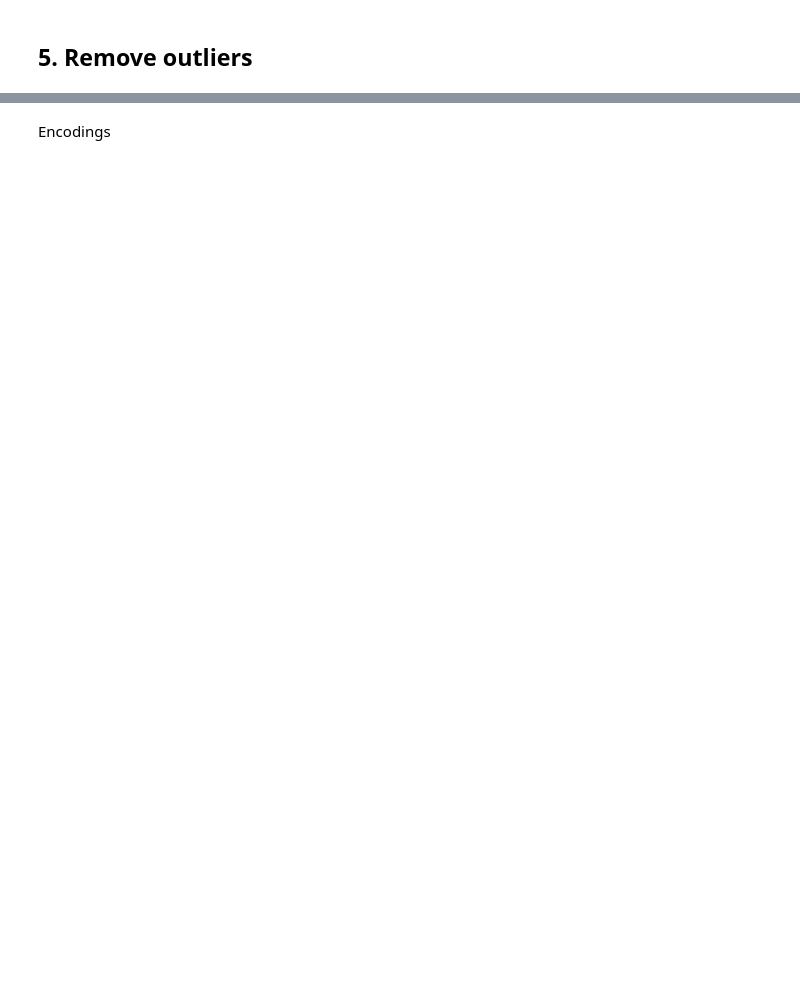
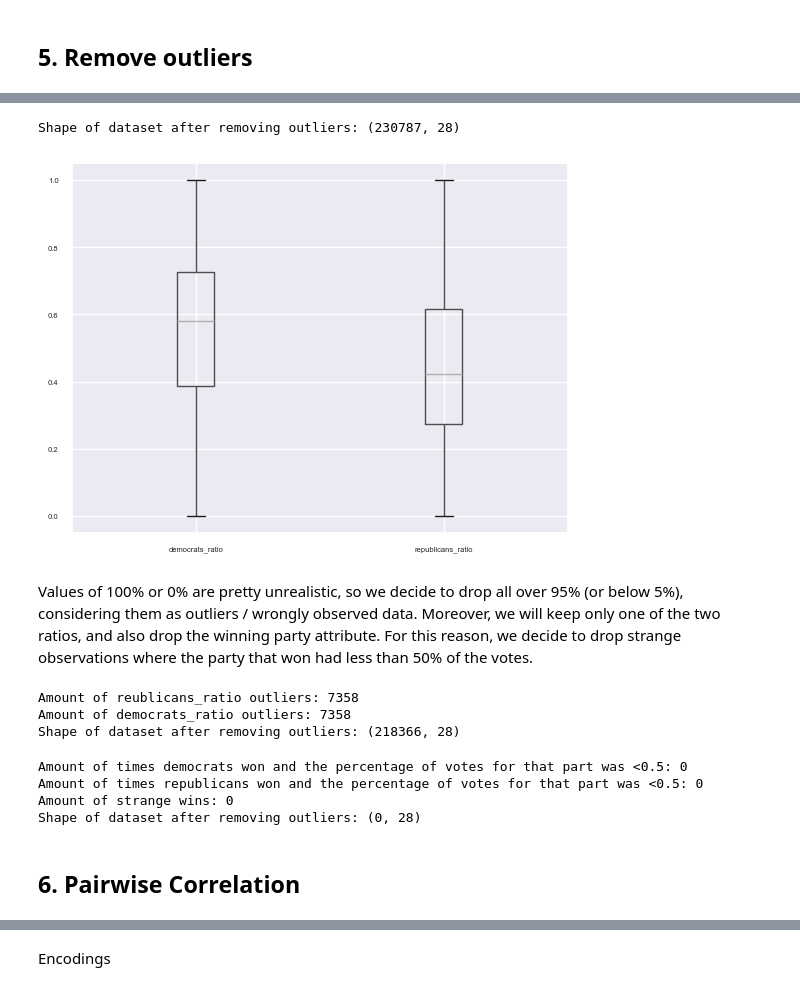
Before and after one commit to biancaziliotto/DataMiningProject, a Jupyter notebook: 1_DU&P.ipynb, the cells around one changed output, grey strips where cells are left out. Saved outputs shown, nothing was run; the diff lists cells and outputs as text; code cells hidden in the pictures; blank space fills up the shorter version.

```diff
--- a/1_DU&P.ipynb
+++ b/1_DU&P.ipynb
@@ -983,3 +1284,74 @@ sns.set(font_scale=0.5)
+# %%
+# Get whisker value of boxplot for avg_age_participants
+lower_whisker_avg_age, upper_whisker_avg_age = return_whiskers(
+    joined_df, "avg_age_participants"
+)
+
+# Drop rows with avg_age_participants > upper_whisker
+dataset = joined_df[joined_df["avg_age_participants"] <= upper_whisker_avg_age]
+print("Shape of dataset after removing outliers:", dataset.shape)
+# %% [output]
+Shape of dataset after removing outliers: (230787, 28)
+# %%
+boxplot = joined_df.boxplot(column=["democrats_ratio", "republicans_ratio"])
+plt.show()
+# %% [output]
+[figure, added]
+# %% [markdown]
+Values of 100% or 0% are pretty unrealistic, so we decide to drop all over 95% (or below 5%), considering them as outliers / wrongly observed data. Moreover, we will keep only one of the two ratios, and also drop the winning party attribute. For this reason, we decide to drop strange observations where the party that won had less than 50% of the votes.
+# %%
+print(
+    "Amount of reublicans_ratio outliers:",
+    dataset[dataset["republicans_ratio"] == 1].shape[0]
+    + dataset[dataset["republicans_ratio"] == 0].shape[0],
+)
+print(
+    "Amount of democrats_ratio outliers:",
+    dataset[dataset["democrats_ratio"] == 1].shape[0]
+    + dataset[dataset["democrats_ratio"] == 0].shape[0],
+)
+
+# Drop rows with republicans_ratio <= 0.05 or >= 0.95
+dataset = dataset[
+    (dataset["republicans_ratio"] > 0.05) & (dataset["republicans_ratio"] < 0.95)
+]
+print("Shape of dataset after removing outliers:", dataset.shape)
+# %% [output]
+Amount of reublicans_ratio outliers: 7358
+Amount of democrats_ratio outliers: 7358
+Shape of dataset after removing outliers: (218366, 28)
+# %%
+# Check how many times a party won and the percentage of votes for that part was <0.5
+democrats_strange = len(
+    dataset[(dataset["republicans_ratio"] > 0.5) & (dataset["party"] == 0)]
+)
+republicans_strange = len(
+    dataset[(dataset["republicans_ratio"] < 0.5) & (dataset["party"] == 1)]
+)
+
+print(
+    "Amount of times democrats won and the percentage of votes for that part was <0.5:",
+    democrats_strange,
+)
+print(
+    "Amount of times republicans won and the percentage of votes for that part was <0.5:",
+    republicans_strange,
+)
+print("Amount of strange wins:", democrats_strange + republicans_strange)
+
+# Drop rows with republican strange wins
+dataset = dataset[
+    ((dataset["republicans_ratio"] > 0.5) & (dataset["party"] == 1))
+    | ((dataset["republicans_ratio"] < 0.5) & (dataset["party"] == 0))
+]
+print("Shape of dataset after removing outliers:", dataset.shape)
+# %% [output]
+Amount of times democrats won and the percentage of votes for that part was <0.5: 0
+Amount of times republicans won and the percentage of votes for that part was <0.5: 0
+Amount of strange wins: 0
+Shape of dataset after removing outliers: (0, 28)
+# %% [markdown]
+## 6. Pairwise Correlation
 # %%
 numerical_columns = [
     "date",
```
Also changed, not shown: parts of 49 cells of this notebook.
